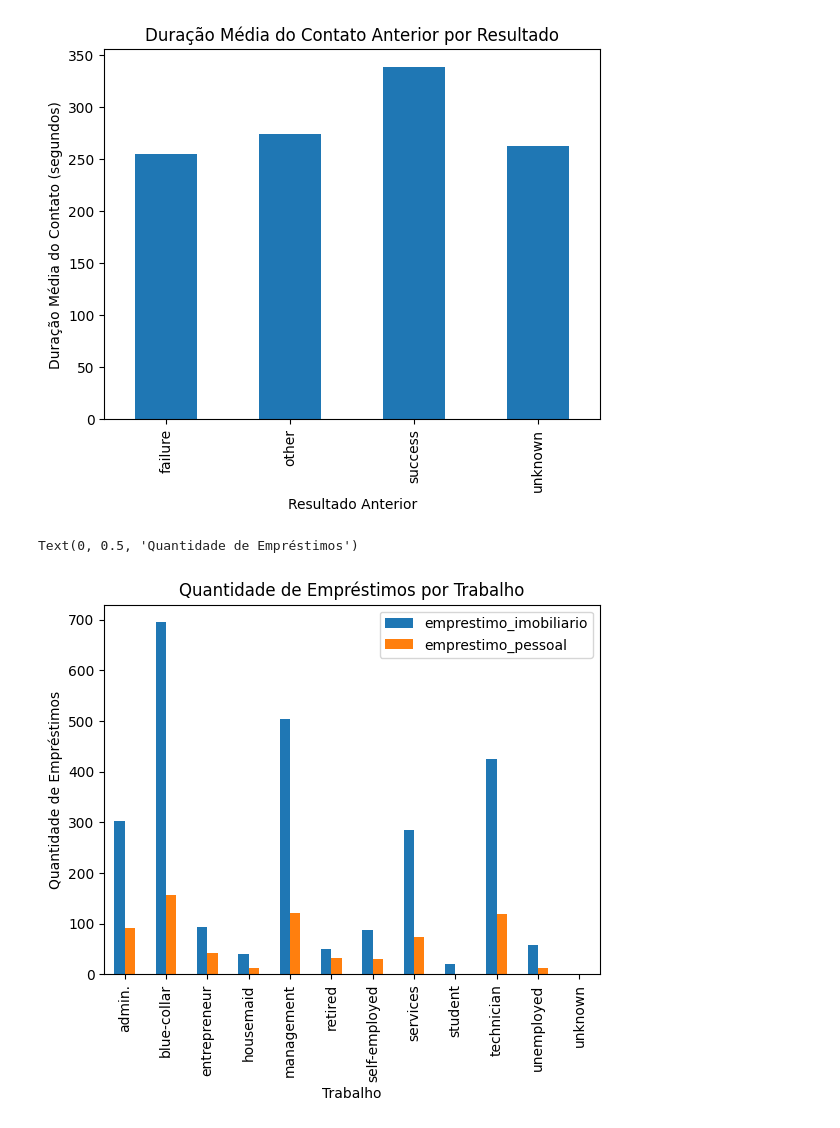
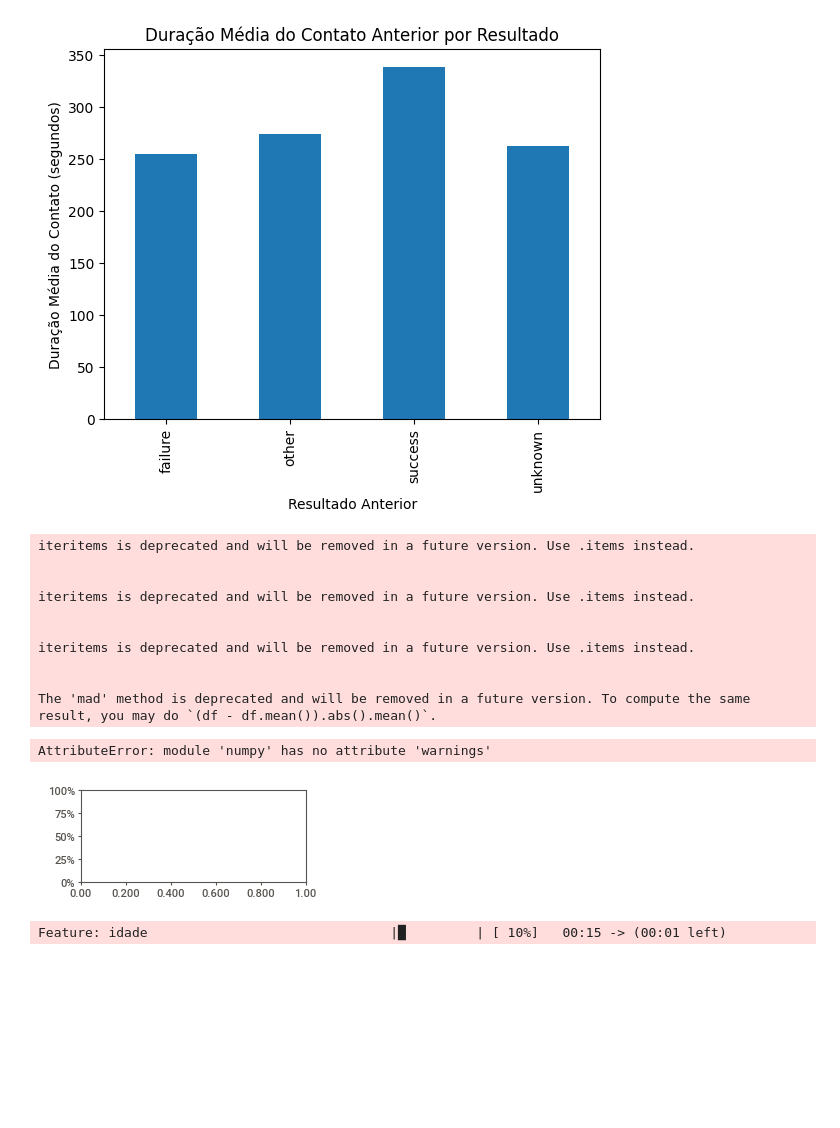
Before and after one commit to guilbd/Projeto_Tec_Prog_I_ADA_Santander_Coders2023, a Jupyter notebook: projeto.ipynb, the cells around one changed output. Drawn from its saved outputs; the diff is of its cells as text; code cells hidden in the pictures; blank space fills up the shorter version.

Commit message:
Organização de gráficos e relatório swwetviz

```diff
--- a/projeto.ipynb
+++ b/projeto.ipynb
@@ -683,10 +692,21 @@ scatter_plot.show()
-# %%
-# Agrupa por trabalho e soma as colunas referente a empréstimo
-# e plota o gráfico do tipo barra
-df.groupby('trabalho')[['emprestimo_imobiliario', 'emprestimo_pessoal']].sum().plot.bar()
-plt.title('Quantidade de Empréstimos por Trabalho')
-plt.xlabel('Trabalho')
-plt.ylabel('Quantidade de Empréstimos')
-# %% [output]
-Text(0, 0.5, 'Quantidade de Empréstimos')
-[figure, removed]
+# %%
+import sweetviz as sv
+
+# Criar um relatório utilizando o Sweetviz
+report = sv.analyze(df, target_feat='inadimplente')
+
+report.show_html()
+# %% [output]
+iteritems is deprecated and will be removed in a future version. Use .items instead.
+
+
+iteritems is deprecated and will be removed in a future version. Use .items instead.
+
+
+iteritems is deprecated and will be removed in a future version. Use .items instead.
+
+
+The 'mad' method is deprecated and will be removed in a future version. To compute the same result, you may do `(df - df.mean()).abs().mean()`.
+AttributeError: module 'numpy' has no attribute 'warnings'
+[figure, added]
+Feature: idade                               |█         | [ 10%]   00:15 -> (00:01 left)
```
Also changed, not shown: parts of 20 cells of this notebook, 1 other file.
